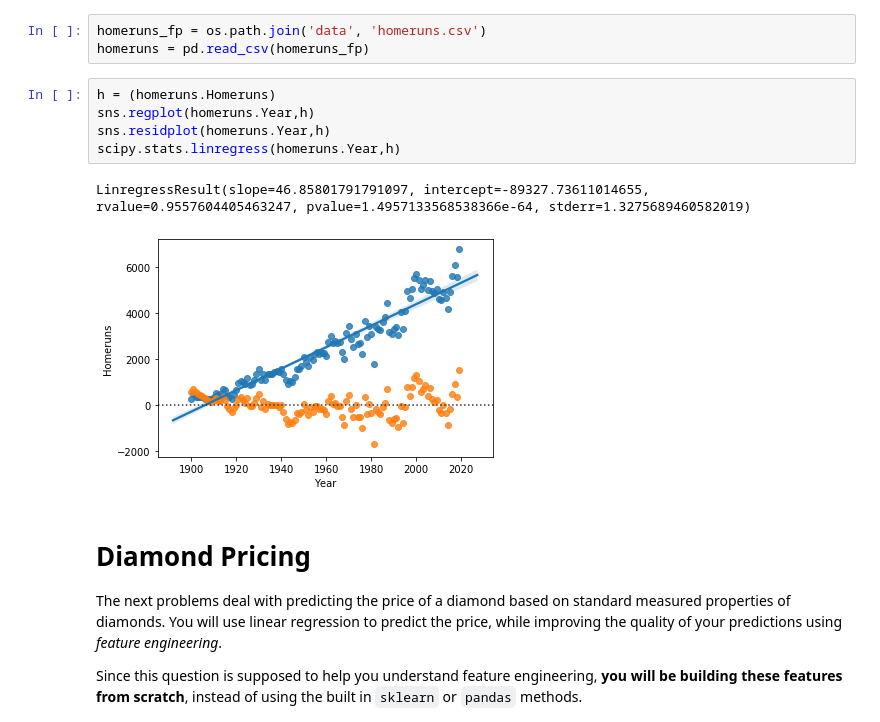
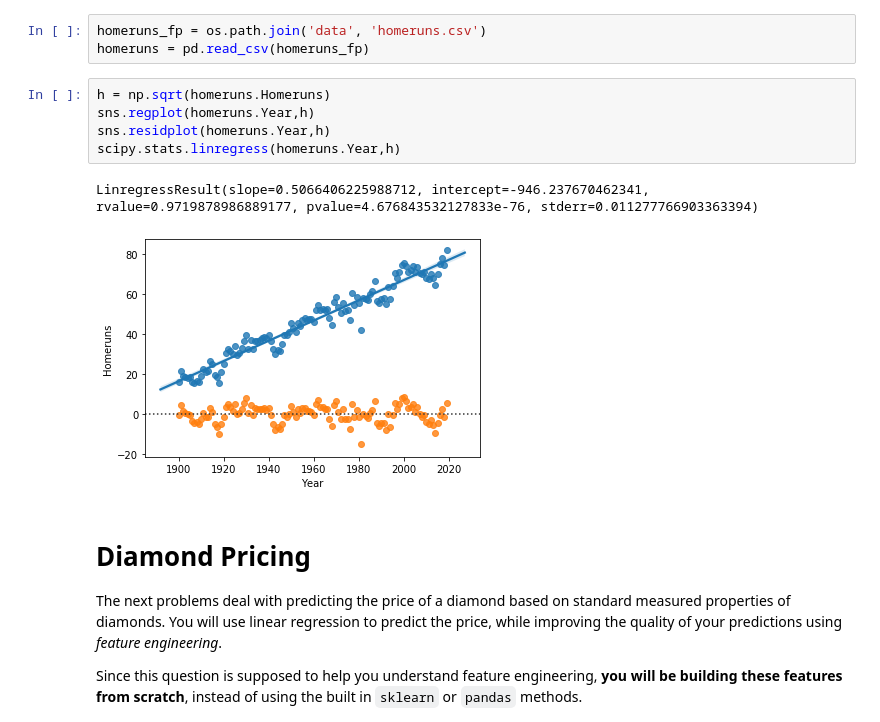
Before and after one commit to harbor-s/dsc80-sp20, a Jupyter notebook: labs/lab08/lab08.ipynb, the cells around one changed output. Saved outputs shown, nothing was run; the diff lists cells and outputs as text.

Commit message:
lab08 + running things to figure out lab08

```diff
--- a/labs/lab08/lab08.ipynb
+++ b/labs/lab08/lab08.ipynb
@@ -81,13 +81,13 @@ Create a function `best_transformation` that returns an integer with the value c
 homeruns_fp = os.path.join('data', 'homeruns.csv')
 homeruns = pd.read_csv(homeruns_fp)
 # %%
-h = (homeruns.Homeruns)
+h = np.sqrt(homeruns.Homeruns)
 sns.regplot(homeruns.Year,h)
 sns.residplot(homeruns.Year,h)
 scipy.stats.linregress(homeruns.Year,h)
 # %% [output]
-LinregressResult(slope=46.85801791791097, intercept=-89327.73611014655, rvalue=0.9557604405463247, pvalue=1.4957133568538366e-64, stderr=1.3275689460582019)
+LinregressResult(slope=0.5066406225988712, intercept=-946.237670462341, rvalue=0.9719878986889177, pvalue=4.676843532127833e-76, stderr=0.011277766903363394)
-[figure, old version]
+[figure, new version]
 # %% [markdown]
 # Diamond Pricing
 
```
Also changed, not shown: parts of 18 cells of this notebook, 3 other files.
